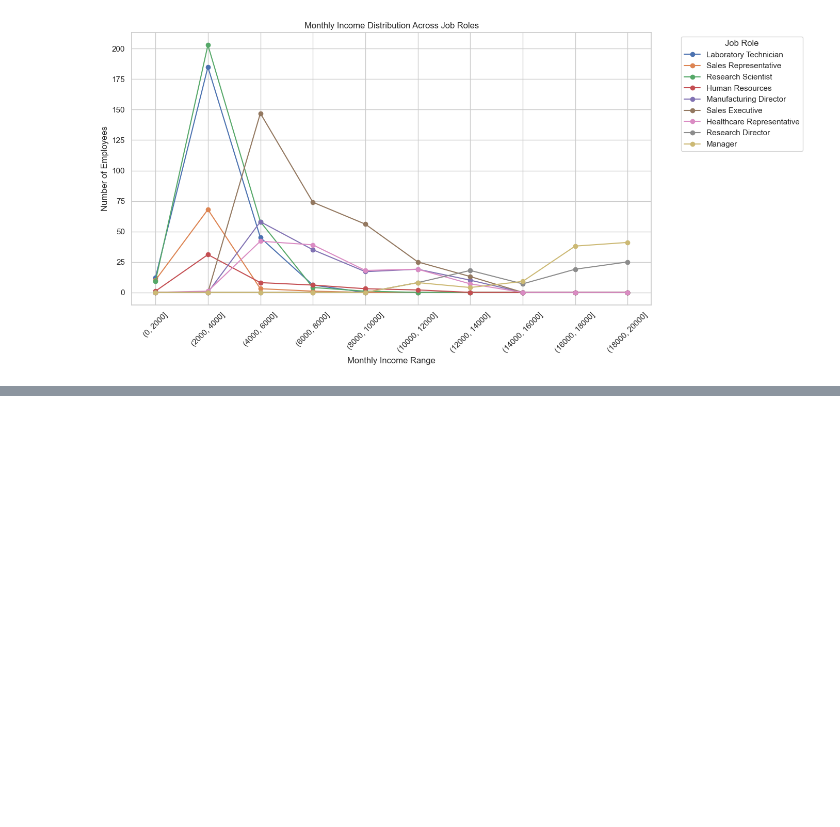
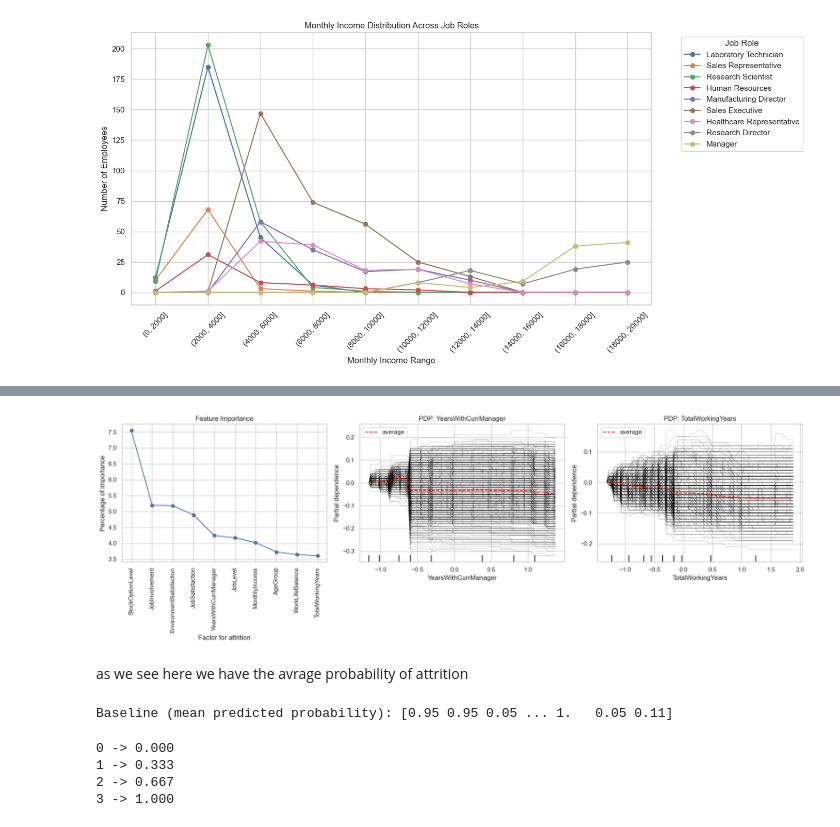
Before and after one commit to Seiflegnioui/Data-Humain_Resource_Analytics-, a Jupyter notebook: app.ipynb, the cells around one changed output, grey strips where cells are left out. Saved outputs shown, nothing was run; the diff lists cells and outputs as text; code cells hidden in the pictures; blank space fills up the shorter version.

```diff
--- a/app.ipynb
+++ b/app.ipynb
@@ -496,0 +621,10 @@ percentage
+# %%
+feature_importances = pd.DataFrame({
+    'Feature': X_train.columns,
+    'Importance': attrition_classifier_model.feature_importances_
+})
+
+feature_importances = feature_importances.sort_values(by='Importance', ascending=False)
+feature_importances['Importance (%)'] = feature_importances['Importance'] * 100
+
+print(feature_importances.head(10))
@@ -496,0 +643,54 @@ percentage
+# %%
+from sklearn.inspection import PartialDependenceDisplay
+
+y_pred_proba = attrition_classifier_model.predict_proba(X_train)[:, 1]
+baseline = y_pred_proba.mean()
+
+fig, ax = plt.subplots(1, 3, figsize=(18, 6))
+
+ax[0].plot(feature_importances["Feature"].head(10), feature_importances["Importance (%)"].head(10), marker="o")
+ax[0].set_xticklabels(feature_importances["Feature"].head(10), rotation=90)
+ax[0].set_xlabel("Factor for attrition")
+ax[0].set_ylabel("Percentage of importance")
+ax[0].set_title("Feature Importance")
+
+PartialDependenceDisplay.from_estimator(attrition_classifier_model, X=X_train, centered=True,
+                                        ice_lines_kw={"color": "black"}, pd_line_kw={"color": "red"},
+                                        features=["YearsWithCurrManager"], kind="both", ax=ax[1])
+ax[1].set_title("PDP: YearsWithCurrManager")
+
+PartialDependenceDisplay.from_estimator(attrition_classifier_model, X=X_train, centered=True,
+                                        ice_lines_kw={"color": "black"}, pd_line_kw={"color": "red"},
+                                        features=["TotalWorkingYears"], kind="both", ax=ax[2])
+ax[2].set_title("PDP: TotalWorkingYears")
+
+
+plt.tight_layout()
+plt.show()
+# %% [output]
+[figure, added]
+# %% [markdown]
+as we see here we have the avrage probability of attrition
+# %%
+y_pred_proba = attrition_classifier_model.predict_proba(X_train)[:, 1]
+baseline = y_pred_proba.mean()
+
+print("Baseline (mean predicted probability):", y_pred_proba)
+# %% [output]
+Baseline (mean predicted probability): [0.95 0.95 0.05 ... 1.   0.05 0.11]
+# %%
+import pandas as pd
+
+original_values = [0, 1, 2, 3]
+scaled_values = scalers["scaler-StockOptionLevel"].transform(
+    pd.DataFrame(original_values, columns=["StockOptionLevel"])
+)
+
+mapping = list(zip(original_values, scaled_values.flatten()))
+for orig, scaled in mapping:
+    print(f"{orig} -> {scaled:.3f}")
+# %% [output]
+0 -> 0.000
+1 -> 0.333
+2 -> 0.667
+3 -> 1.000
```
Also changed, not shown: parts of 26 cells of this notebook, 1 other file.
